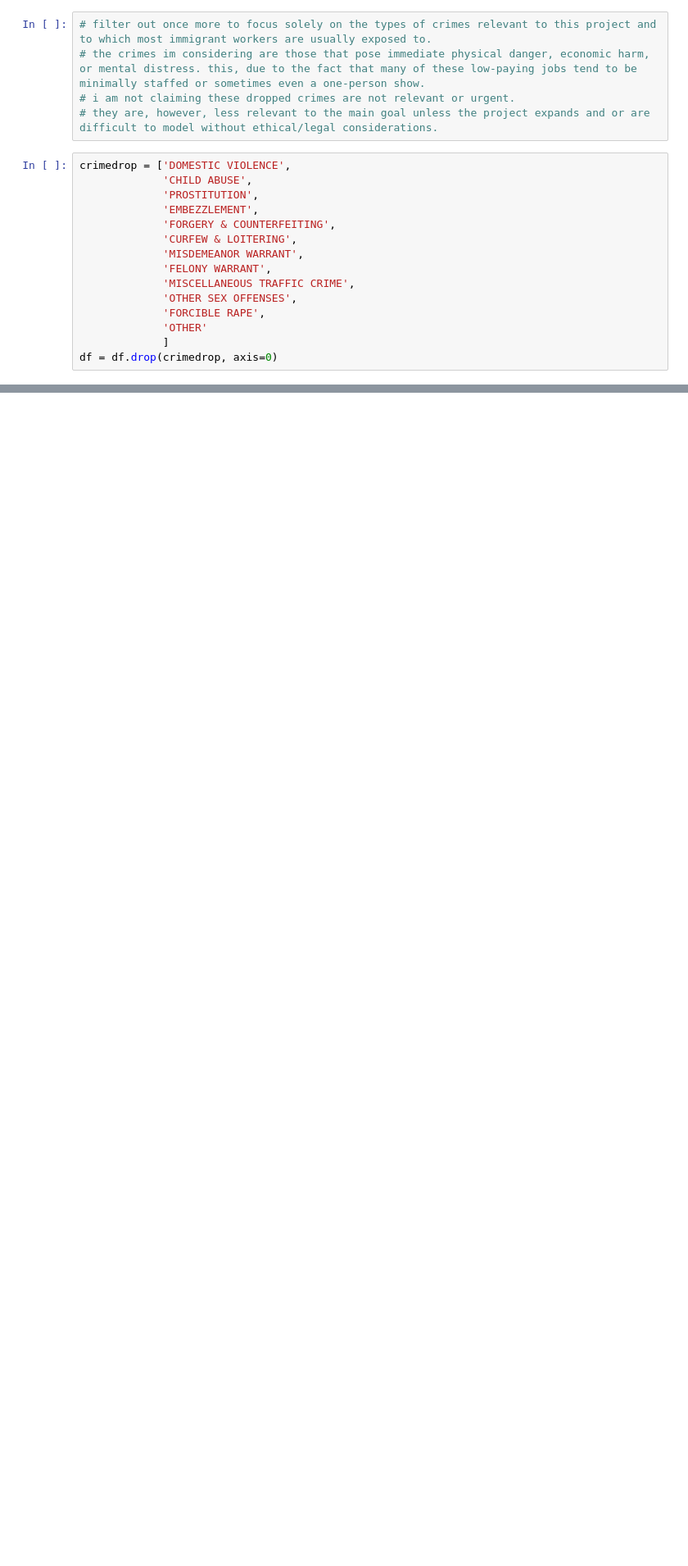
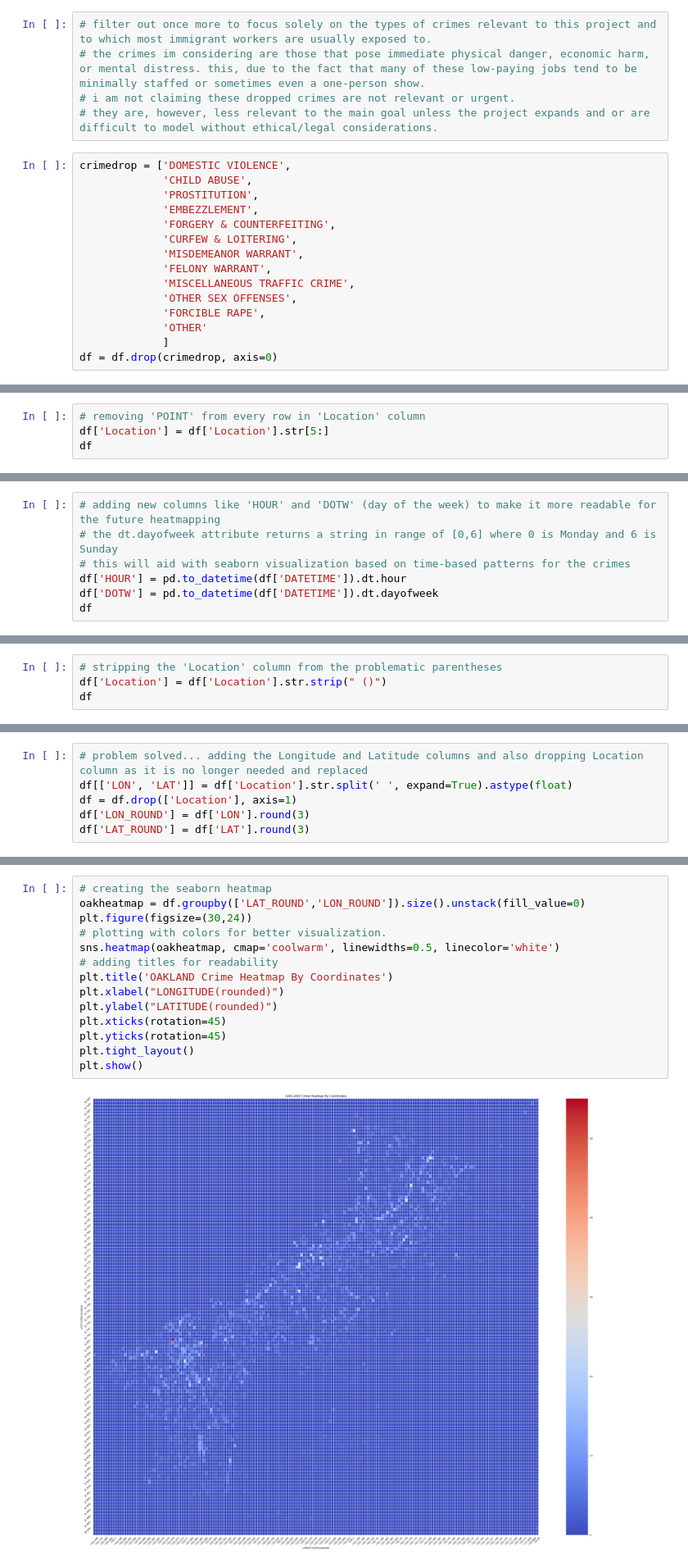
Before and after one commit to jovannareyesc/worker_safety_ml, a Jupyter notebook: oakland_data.ipynb, the cells around one changed output, grey strips where cells are left out. Shown at 82% size. Saved outputs shown, nothing was run; the diff lists cells and outputs as text; blank space fills up the shorter version.

```diff
--- a/oakland_data.ipynb
+++ b/oakland_data.ipynb
@@ -131,0 +200,4 @@ len(newcrimeset)
+# %%
+# removing 'POINT' from every row in 'Location' column
+df['Location'] = df['Location'].str[5:]
+df
@@ -131,0 +218,7 @@ len(newcrimeset)
+# %%
+# adding new columns like 'HOUR' and 'DOTW' (day of the week) to make it more readable for the future heatmapping
+# the dt.dayofweek attribute returns a string in range of [0,6] where 0 is Monday and 6 is Sunday
+# this will aid with seaborn visualization based on time-based patterns for the crimes
+df['HOUR'] = pd.to_datetime(df['DATETIME']).dt.hour
+df['DOTW'] = pd.to_datetime(df['DATETIME']).dt.dayofweek
+df
@@ -131,0 +250,4 @@ len(newcrimeset)
+# %%
+# stripping the 'Location' column from the problematic parentheses
+df['Location'] = df['Location'].str.strip(" ()")
+df
@@ -131,0 +268,6 @@ len(newcrimeset)
+# %%
+# problem solved... adding the Longitude and Latitude columns and also dropping Location column as it is no longer needed and replaced
+df[['LON', 'LAT']] = df['Location'].str.split(' ', expand=True).astype(float)
+df = df.drop(['Location'], axis=1)
+df['LON_ROUND'] = df['LON'].round(3)
+df['LAT_ROUND'] = df['LAT'].round(3)
@@ -131,0 +280,16 @@ len(newcrimeset)
+# %%
+# creating the seaborn heatmap
+oakheatmap = df.groupby(['LAT_ROUND','LON_ROUND']).size().unstack(fill_value=0)
+plt.figure(figsize=(30,24))
+# plotting with colors for better visualization.
+sns.heatmap(oakheatmap, cmap='coolwarm', linewidths=0.5, linecolor='white')
+# adding titles for readability
+plt.title('OAKLAND Crime Heatmap By Coordinates')
+plt.xlabel("LONGITUDE(rounded)")
+plt.ylabel("LATITUDE(rounded)")
+plt.xticks(rotation=45)
+plt.yticks(rotation=45)
+plt.tight_layout()
+plt.show()
+# %% [output]
+[figure, added]
```
Also changed, not shown: parts of 23 cells of this notebook.
